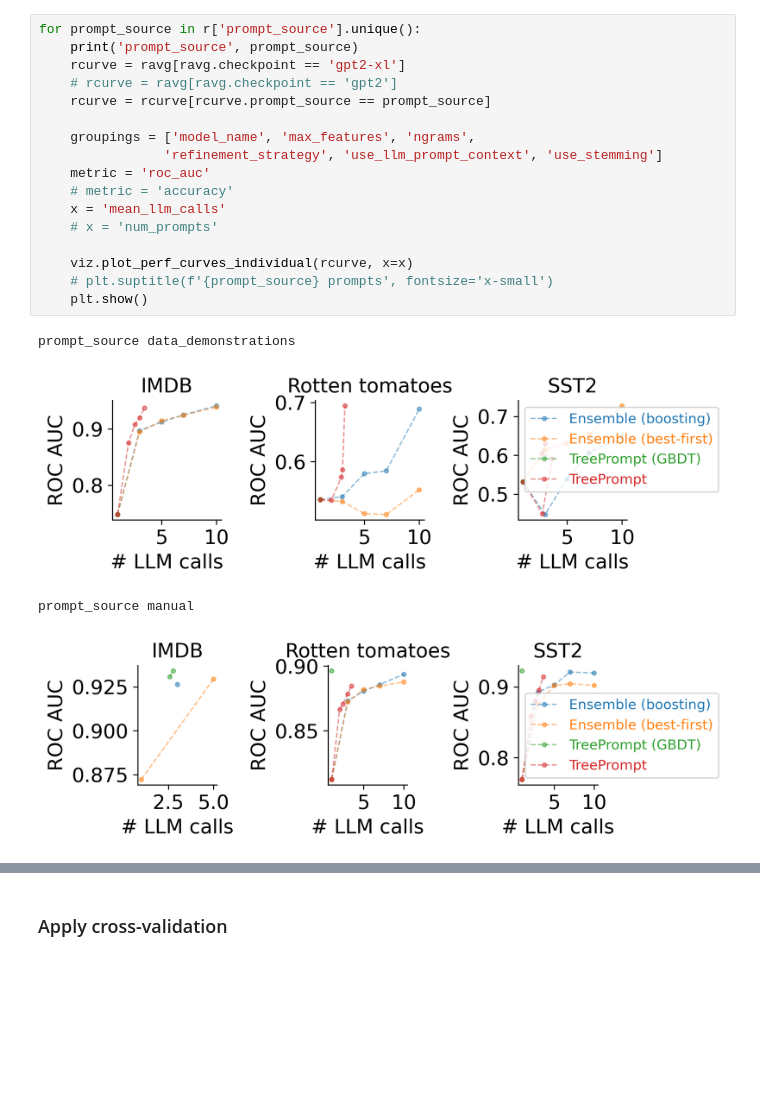
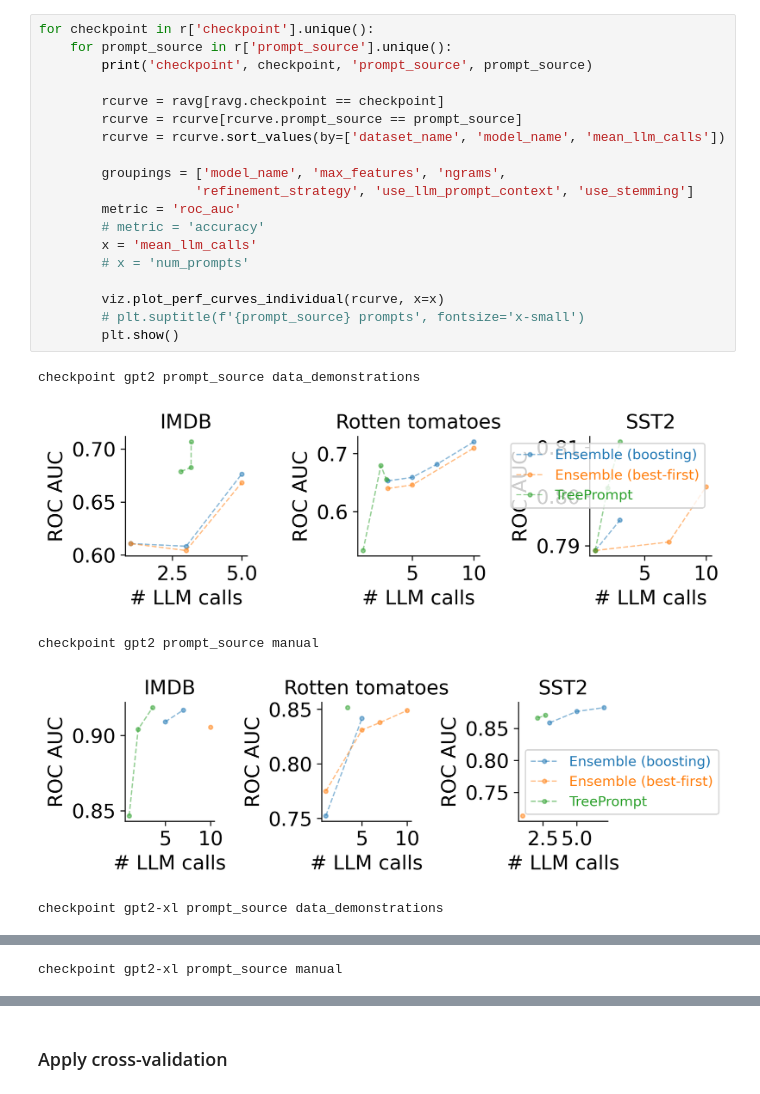
Before and after one commit to csinva/tree-prompt, a Jupyter notebook: notebooks/01_model_results.ipynb, the cells around one changed output, grey strips where cells are left out. Drawn from its saved outputs; the diff is of its cells as text; blank space fills up the shorter version.

Commit message:
update plot

```diff
--- a/notebooks/01_model_results.ipynb
+++ b/notebooks/01_model_results.ipynb
@@ -53,22 +50,25 @@ The autoreload extension is already loaded. To reload it, use:
 # %%
-for prompt_source in r['prompt_source'].unique():
-    print('prompt_source', prompt_source)
-    rcurve = ravg[ravg.checkpoint == 'gpt2-xl']
-    # rcurve = ravg[ravg.checkpoint == 'gpt2']
-    rcurve = rcurve[rcurve.prompt_source == prompt_source]
+for checkpoint in r['checkpoint'].unique():
+    for prompt_source in r['prompt_source'].unique():
+        print('checkpoint', checkpoint, 'prompt_source', prompt_source)
 
-    groupings = ['model_name', 'max_features', 'ngrams',
-                'refinement_strategy', 'use_llm_prompt_context', 'use_stemming']
-    metric = 'roc_auc'
-    # metric = 'accuracy'
-    x = 'mean_llm_calls'
-    # x = 'num_prompts'
+        rcurve = ravg[ravg.checkpoint == checkpoint]
+        rcurve = rcurve[rcurve.prompt_source == prompt_source]
+        rcurve = rcurve.sort_values(by=['dataset_name', 'model_name', 'mean_llm_calls'])
 
-    viz.plot_perf_curves_individual(rcurve, x=x)
-    # plt.suptitle(f'{prompt_source} prompts', fontsize='x-small')
-    plt.show()
+        groupings = ['model_name', 'max_features', 'ngrams',
+                    'refinement_strategy', 'use_llm_prompt_context', 'use_stemming']
+        metric = 'roc_auc'
+        # metric = 'accuracy'
+        x = 'mean_llm_calls'
+        # x = 'num_prompts'
+
+        viz.plot_perf_curves_individual(rcurve, x=x)
+        # plt.suptitle(f'{prompt_source} prompts', fontsize='x-small')
+        plt.show()
 # %% [output]
-prompt_source data_demonstrations
+checkpoint gpt2 prompt_source data_demonstrations
-[figure, old version]
+[figure, new version]
-prompt_source manual
+checkpoint gpt2 prompt_source manual
-[figure, old version]
+[figure, new version]
+checkpoint gpt2-xl prompt_source data_demonstrations
@@ -74,0 +76 @@ prompt_source manual
+checkpoint gpt2-xl prompt_source manual
```
Also changed, not shown: parts of 2 cells of this notebook, 2 other files.
